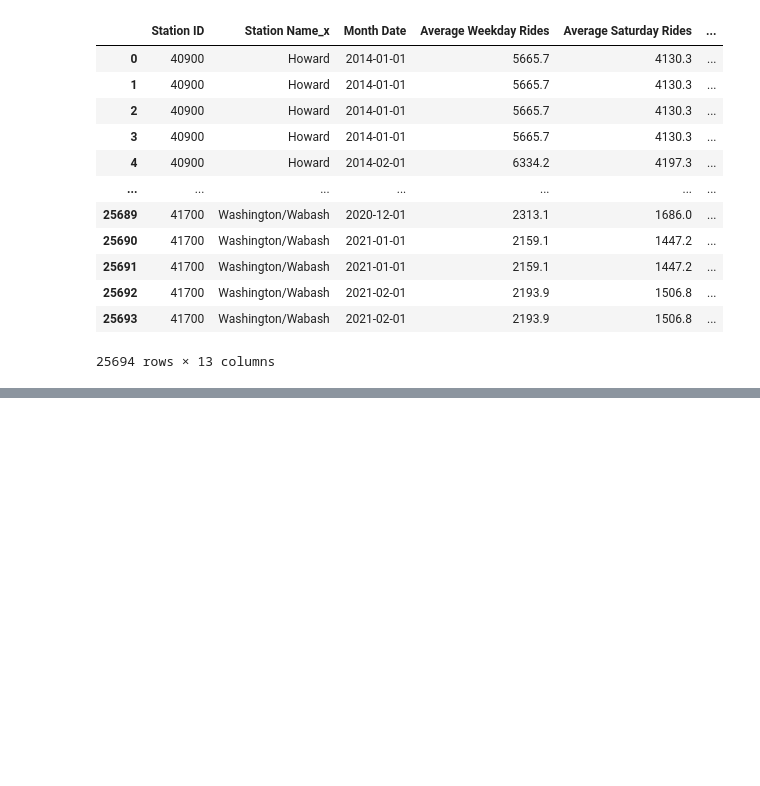
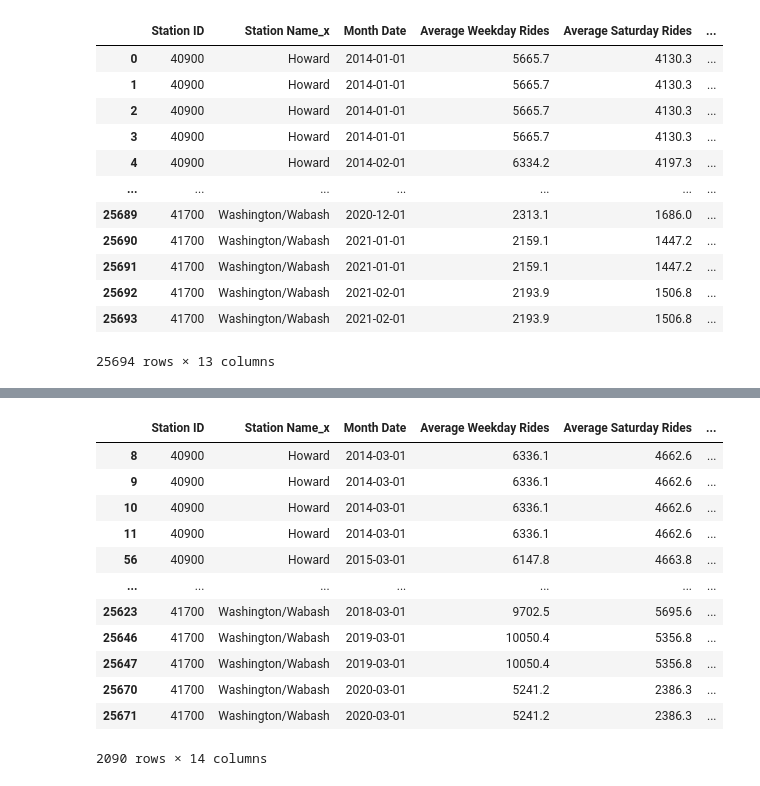
Before and after one commit to ArielleEagan/project-1, a Jupyter notebook: CTA Data.ipynb, the cells around one changed output, grey strips where cells are left out. Saved outputs shown, nothing was run; the diff lists cells and outputs as text; code cells hidden in the pictures; blank space fills up the shorter version.

```diff
--- a/CTA Data.ipynb
+++ b/CTA Data.ipynb
@@ -161,0 +176,18 @@ new_monthly_df
+# %%
+season_dict = {
+    1:'winter',
+    2:'winter',
+    3:'spring',
+    4:'spring',
+    5:'spring',
+    6:'summer',
+    7:'summer',
+    8:'summer',
+    9:'fall',
+    10:'fall',
+    11:'fall',
+    12:'winter'
+}
+# %%
+new_monthly_df['season'] = new_monthly_df.Month.apply(lambda x:season_dict[x])
+new_monthly_df.head()
@@ -161,0 +201,16 @@ new_monthly_df
+# %%
+new_monthly_df[new_monthly_df.Month==3]
+# %% [output]
+|  | Station ID | Station Name_x | Month Date | Average Weekday Rides | Average Saturday Rides | ... |
+| 8 | 40900 | Howard | 2014-03-01 | 6336.1 | 4662.6 | ... |
+| 9 | 40900 | Howard | 2014-03-01 | 6336.1 | 4662.6 | ... |
+| 10 | 40900 | Howard | 2014-03-01 | 6336.1 | 4662.6 | ... |
+| 11 | 40900 | Howard | 2014-03-01 | 6336.1 | 4662.6 | ... |
+| 56 | 40900 | Howard | 2015-03-01 | 6147.8 | 4663.8 | ... |
+| ... | ... | ... | ... | ... | ... | ... |
+| 25623 | 41700 | Washington/Wabash | 2018-03-01 | 9702.5 | 5695.6 | ... |
+| 25646 | 41700 | Washington/Wabash | 2019-03-01 | 10050.4 | 5356.8 | ... |
+| 25647 | 41700 | Washington/Wabash | 2019-03-01 | 10050.4 | 5356.8 | ... |
+| 25670 | 41700 | Washington/Wabash | 2020-03-01 | 5241.2 | 2386.3 | ... |
+| 25671 | 41700 | Washington/Wabash | 2020-03-01 | 5241.2 | 2386.3 | ... |
+2090 rows × 14 columns
```
Also changed, not shown: parts of 5 cells of this notebook.
